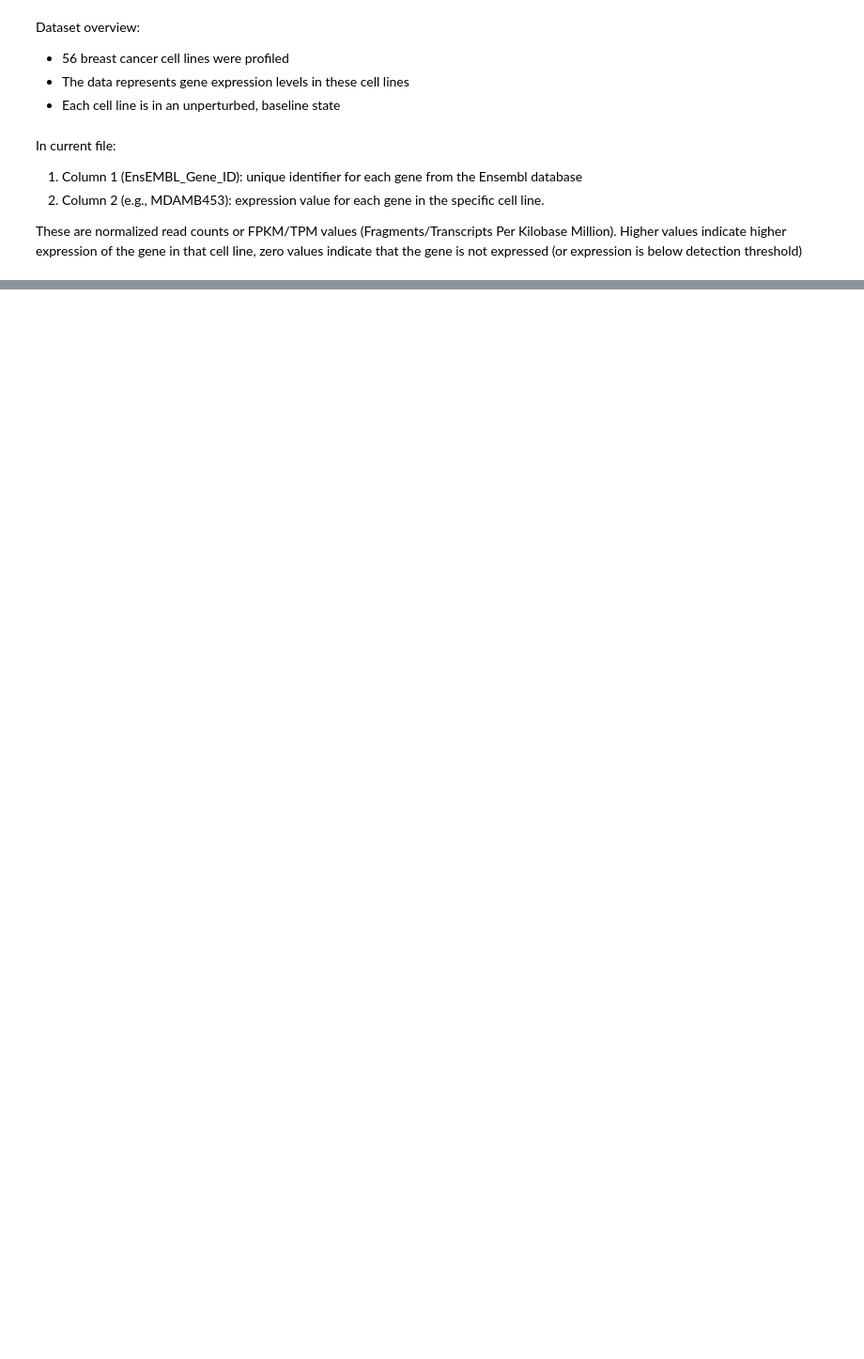
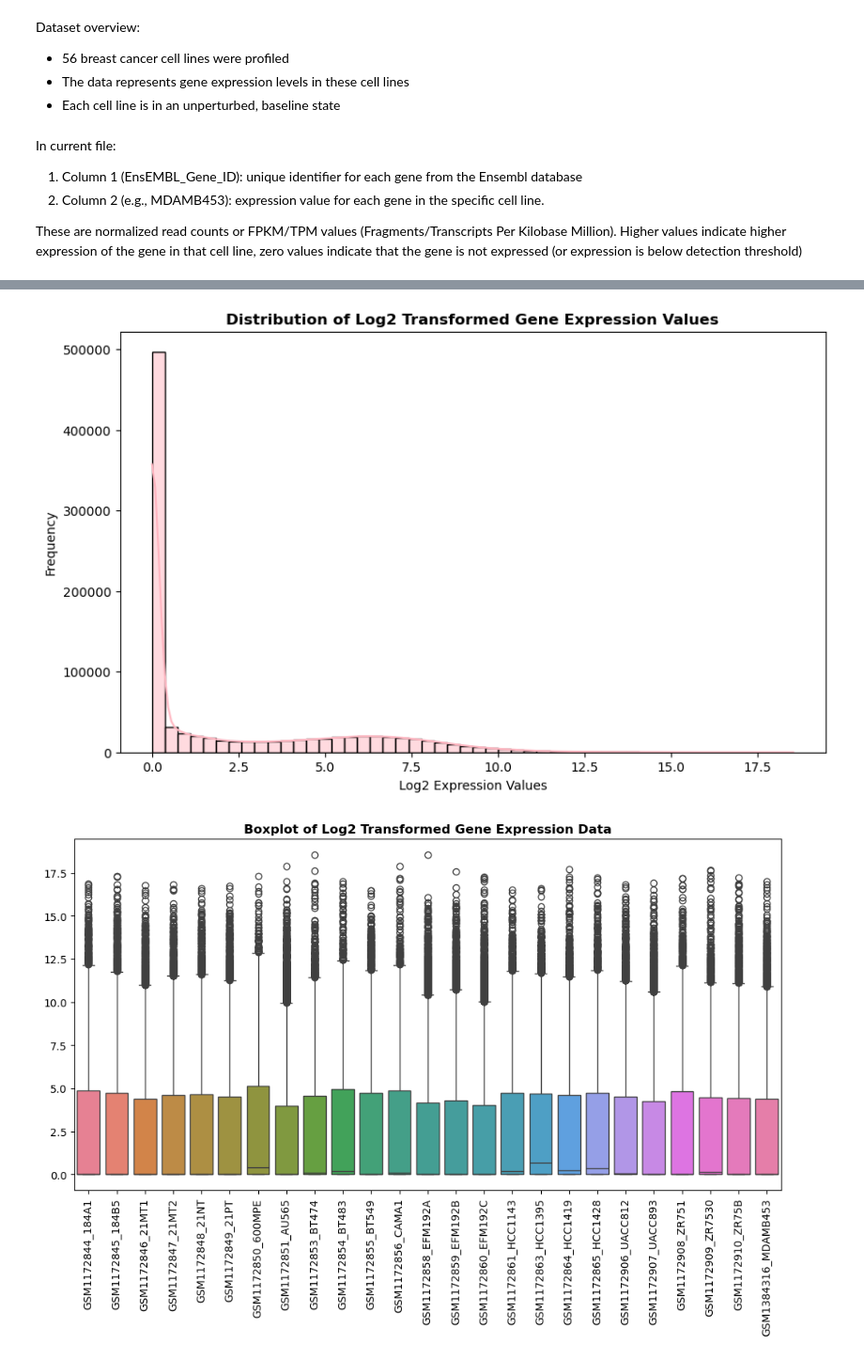
Before and after one commit to anacarsi/ss24_CCA_Reduced_Rank, a Jupyter notebook: src/gse.ipynb, the cells around one changed output, grey strips where cells are left out. Shown at 94% size. Drawn from its saved outputs; the diff is of its cells as text; code cells hidden in the pictures; blank space fills up the shorter version.

Commit message:
preprocessing

```diff
--- a/src/gse.ipynb
+++ b/src/gse.ipynb
@@ -43,12 +64,0 @@ print(data.head())
-# %%
-# Preprocessing
-print(data.isnull().sum())
-data = data.dropna()
-# %%
-# Log2 transform the data (if not already done)
-data = np.log2(data + 1)
-
-# Normalize the data (optional, depending on your analysis needs)
-from sklearn.preprocessing import StandardScaler
-scaler = StandardScaler()
-data_scaled = pd.DataFrame(scaler.fit_transform(data), columns=data.columns, index=data.index)
@@ -54,0 +82,6 @@ data_scaled = pd.DataFrame(scaler.fit_transform(data), columns=data.columns, ind
+# %%
+# ---------- PREPROCESSING ----------  #
+from preprocessing import log2_transform, classify
+
+log2_data = log2_transform(data)
+classify(log2_data)
@@ -55,3 +106,37 @@ data_scaled = pd.DataFrame(scaler.fit_transform(data), columns=data.columns, ind
+# %%
+import matplotlib.pyplot as plt
+import seaborn as sns
+
+def plot_distribution(log2_transformed_data: pd.DataFrame):
+    """
+    Plots the distribution of log2 transformed gene expression data.
+
+    Arguments:
+    - log2_transformed_data: DataFrame with the log2 transformed gene expression values.
+    """
+    # Exclude the gene ID column
+    expression_data = log2_transformed_data.iloc[:, 1:]
+
+    # Histogram
+    plt.figure(figsize=(10, 6))
+    sns.histplot(expression_data.values.flatten(), bins=50, kde=True, color='lightpink')
+    # make title bold
+    plt.title('Distribution of Log2 Transformed Gene Expression Values', fontweight='bold')
+    plt.xlabel('Log2 Expression Values')
+    plt.ylabel('Frequency')
+    plt.show()
+
+    # Plot boxplot for each cell line
+    plt.figure(figsize=(12, 6))
+    sns.boxplot(data=expression_data)
+    plt.xticks(rotation=90)
+    plt.title('Boxplot of Log2 Transformed Gene Expression Data', fontweight='bold')
+    plt.show()
+
+plot_distribution(log2_data)
+# %% [output]
+[figure, added]
+[figure, added]
 # %%
 import matplotlib.pyplot as plt
 import seaborn as sns
```
Also changed, not shown: parts of 8 cells of this notebook, 8 other files.
